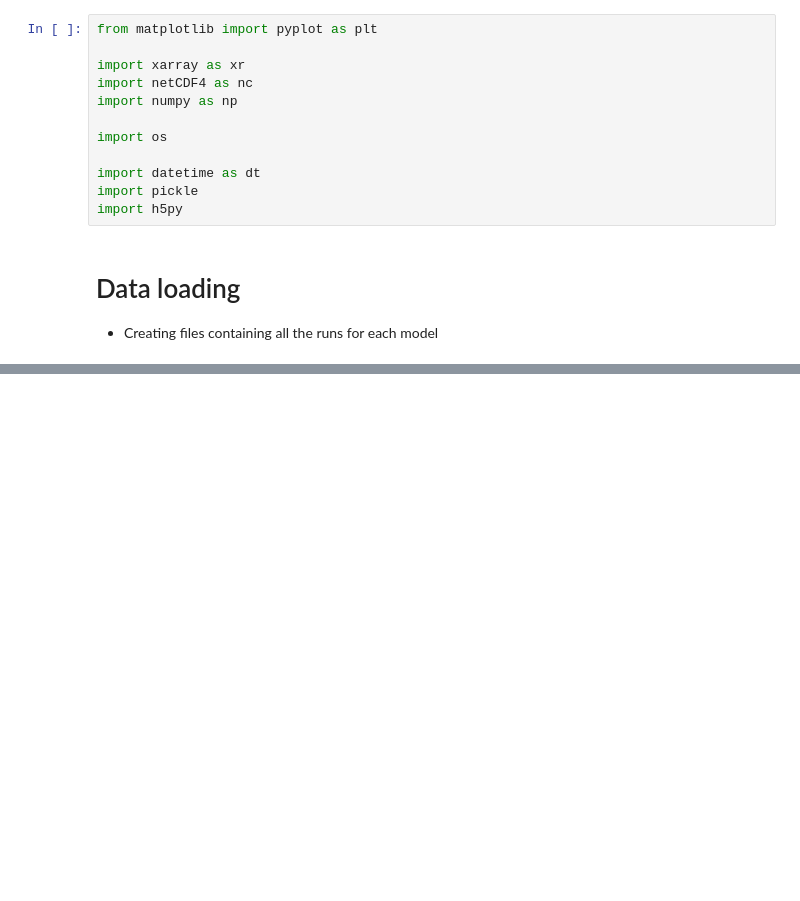
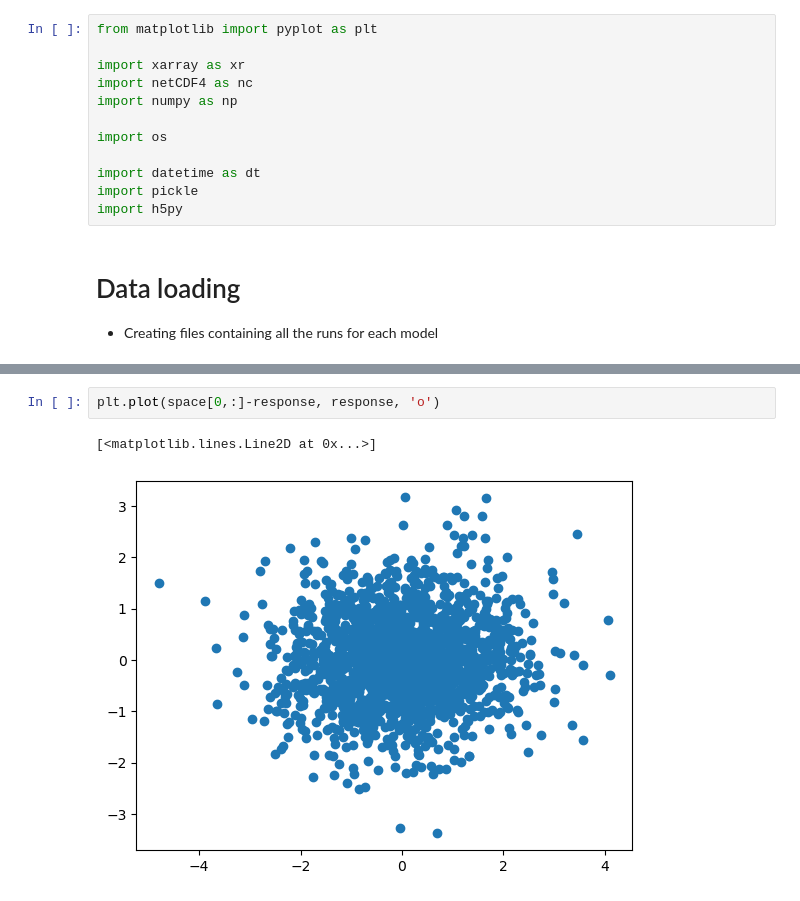
Before and after one commit to homerdurand/ForceSMIP, a Jupyter notebook: notebooks/data_loader.ipynb, the cells around one changed output, grey strips where cells are left out. Drawn from its saved outputs; the diff is of its cells as text; blank space fills up the shorter version.

```diff
--- a/notebooks/data_loader.ipynb
+++ b/notebooks/data_loader.ipynb
@@ -135,0 +170,5 @@ for model in ['CanESM5'] :
+# %%
+plt.plot(space[0,:]-response, response, 'o')
+# %% [output]
+[<matplotlib.lines.Line2D at 0x...>]
+[figure, added]
```
Also changed, not shown: parts of 8 cells of this notebook, 4 other files.
